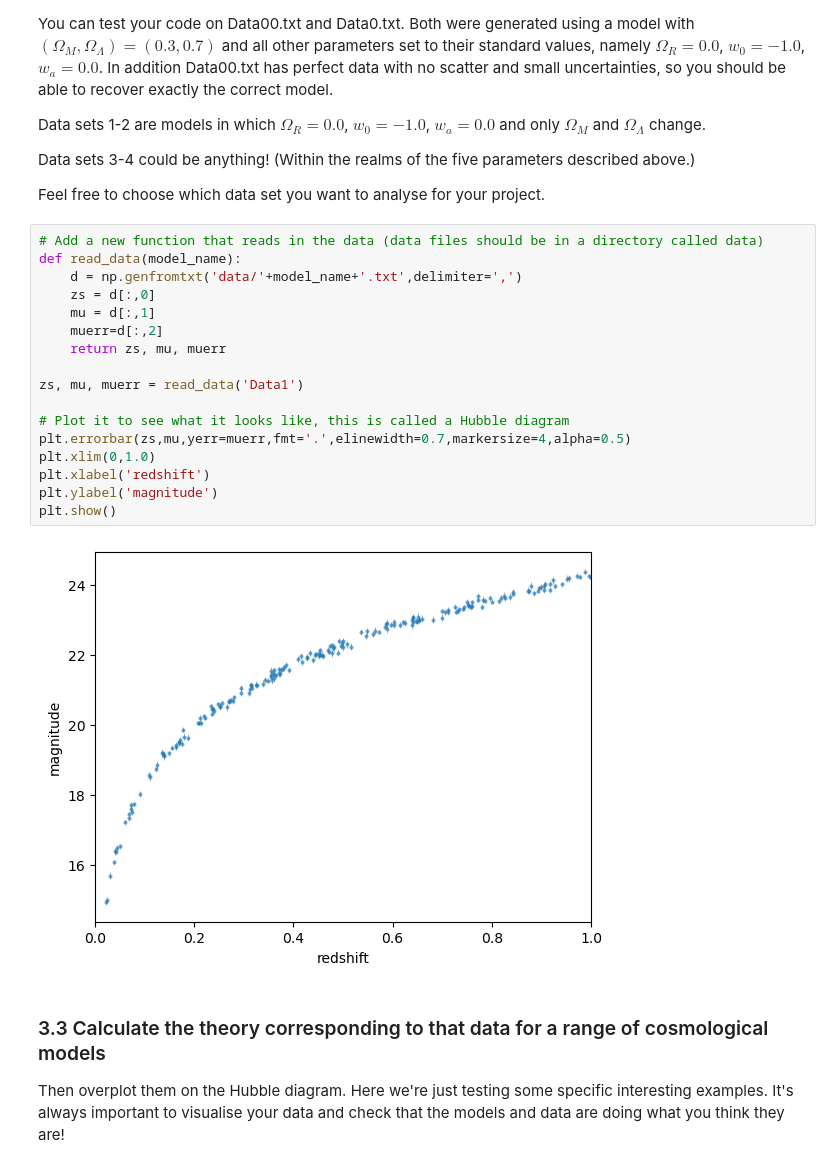
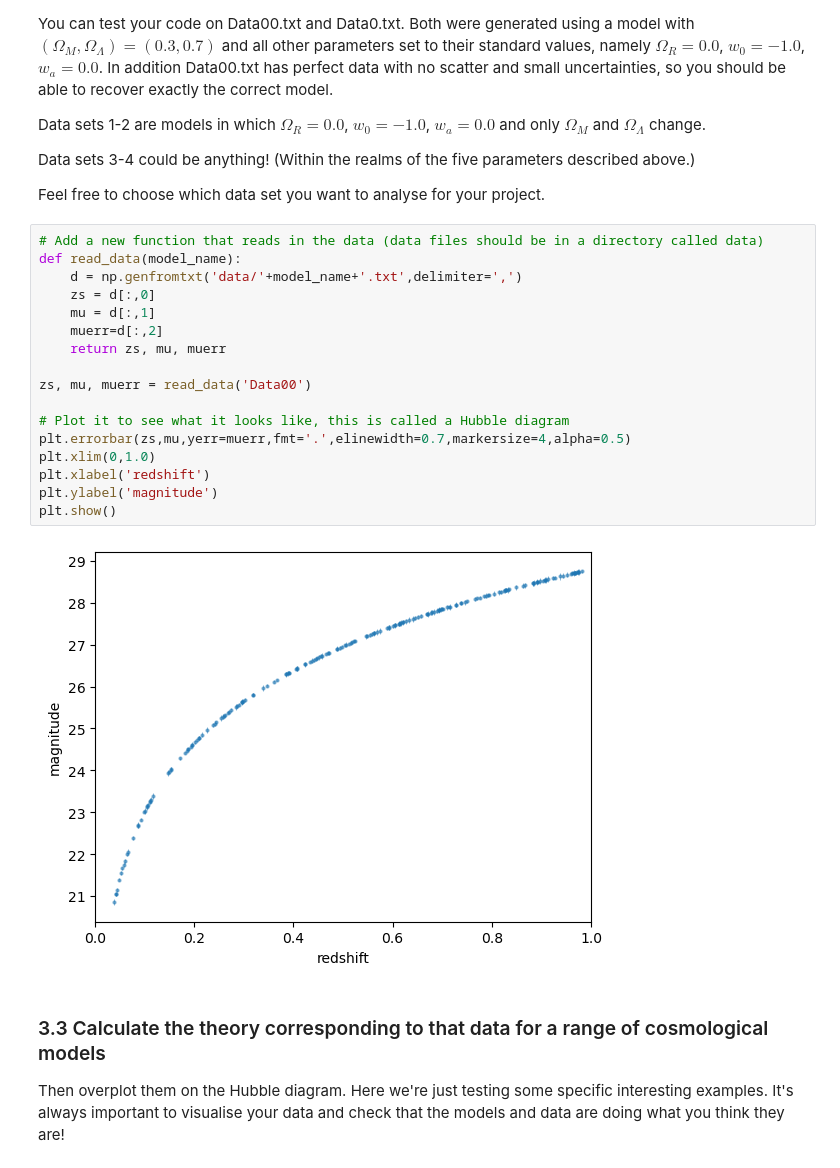
Before and after one commit to naidee/Cosmology-Project, a Jupyter notebook: cosmo/docs/notebooks/Fit_ModelsPrez.ipynb, the cells around one changed output. Drawn from its saved outputs; the diff is of its cells as text.

```diff
--- a/cosmo/docs/notebooks/Fit_ModelsPrez.ipynb
+++ b/cosmo/docs/notebooks/Fit_ModelsPrez.ipynb
@@ -111,22 +111,22 @@ Feel free to choose which data set you want to analyse for your project.
 # %%
 # Add a new function that reads in the data (data files should be in a directory called data)
 def read_data(model_name):
     d = np.genfromtxt('data/'+model_name+'.txt',delimiter=',')
     zs = d[:,0]
     mu = d[:,1]
     muerr=d[:,2]
     return zs, mu, muerr
 
-zs, mu, muerr = read_data('Data1')
+zs, mu, muerr = read_data('Data00')
 
 # Plot it to see what it looks like, this is called a Hubble diagram
 plt.errorbar(zs,mu,yerr=muerr,fmt='.',elinewidth=0.7,markersize=4,alpha=0.5)
 plt.xlim(0,1.0)
 plt.xlabel('redshift')
 plt.ylabel('magnitude')
 plt.show()
 # %% [output]
-[figure, old version]
+[figure, new version]
 # %% [markdown]
 ### 3.3 Calculate the theory corresponding to that data for a range of cosmological models
 Then overplot them on the Hubble diagram.  Here we're just testing some specific interesting examples.
```
Also changed, not shown: parts of 20 cells of this notebook, 1 other file.
